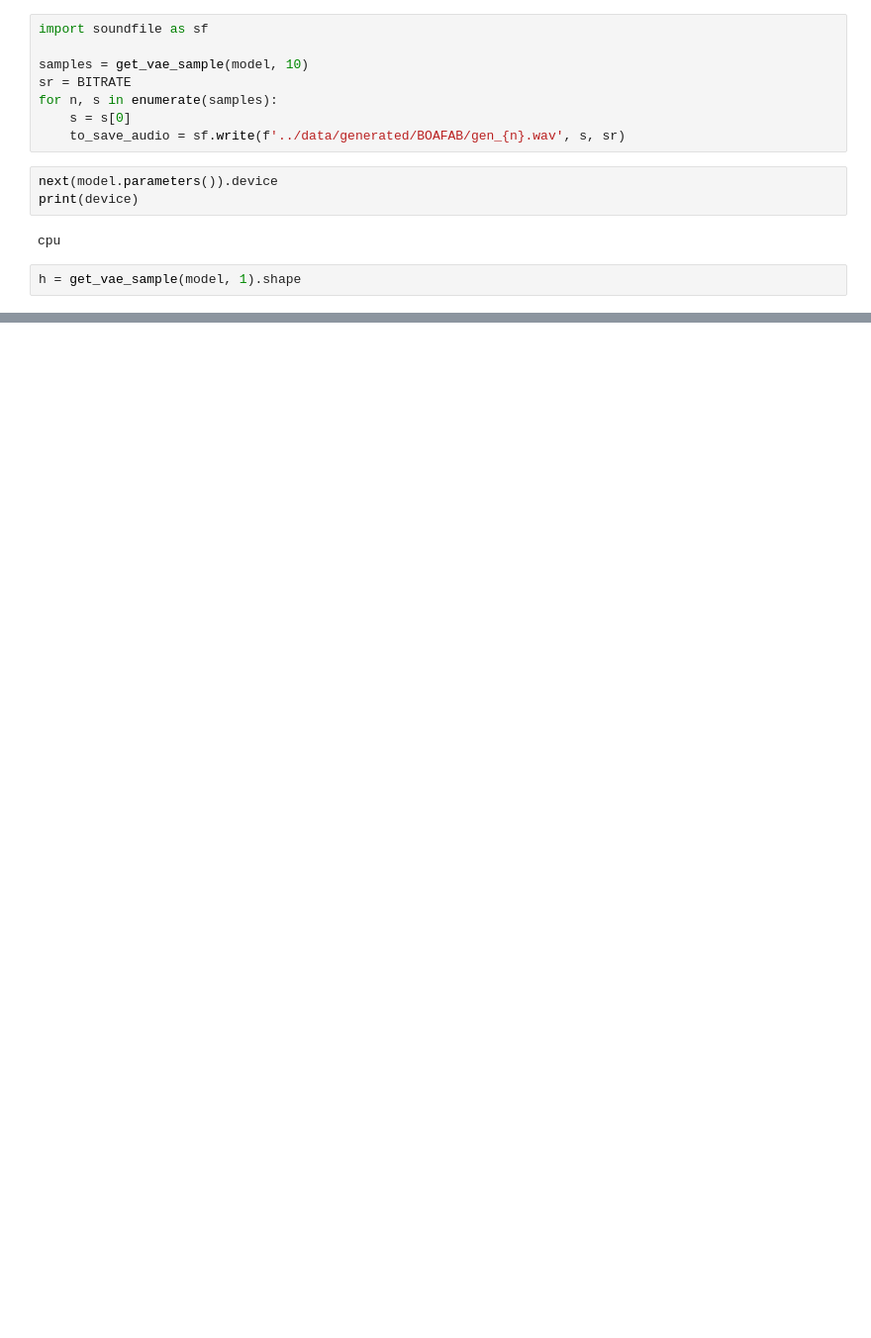
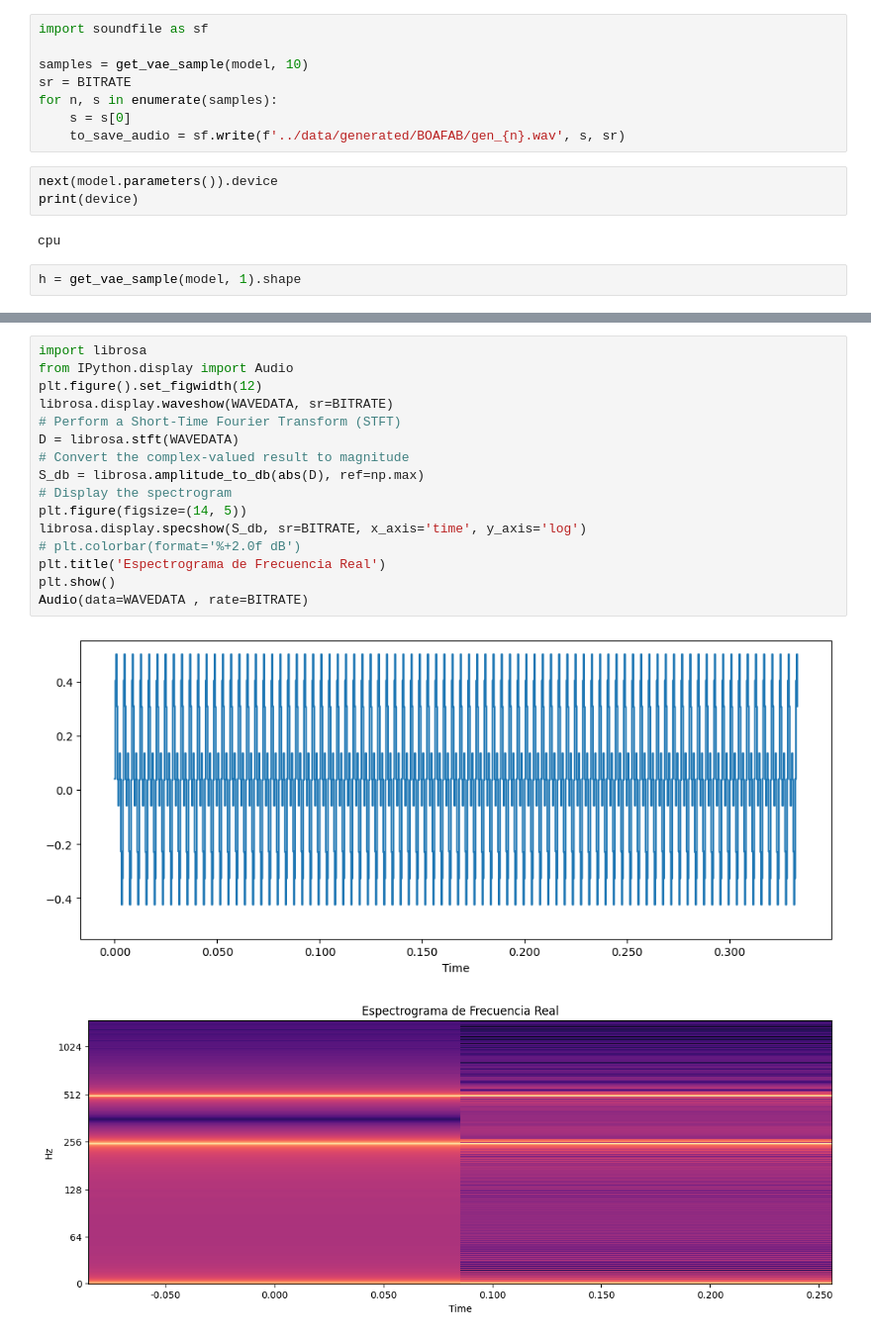
Before and after one commit to jsnungo/tesis, a Jupyter notebook: pruebas/VAE_pito.ipynb, the cells around one changed output, grey strips where cells are left out. Shown at 99% size. Drawn from its saved outputs; the diff is of its cells as text; blank space fills up the shorter version.

```diff
--- a/pruebas/VAE_pito.ipynb
+++ b/pruebas/VAE_pito.ipynb
@@ -227 +222,20 @@ Audio(data=h , rate=BITRATE)
 [interactive output not drawn]
+# %%
+import librosa
+from IPython.display import Audio
+plt.figure().set_figwidth(12)
+librosa.display.waveshow(WAVEDATA, sr=BITRATE)
+# Perform a Short-Time Fourier Transform (STFT)
+D = librosa.stft(WAVEDATA)
+# Convert the complex-valued result to magnitude
+S_db = librosa.amplitude_to_db(abs(D), ref=np.max)
+# Display the spectrogram
+plt.figure(figsize=(14, 5))
+librosa.display.specshow(S_db, sr=BITRATE, x_axis='time', y_axis='log')
+# plt.colorbar(format='%+2.0f dB')
+plt.title('Espectrograma de Frecuencia Real')
+plt.show()
+Audio(data=WAVEDATA , rate=BITRATE)
+# %% [output]
+[figure, added]
+[figure, added]
```
Also changed, not shown: parts of 12 cells of this notebook, 12 other files.
